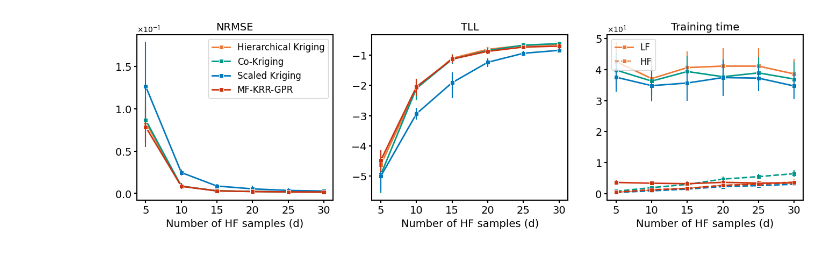
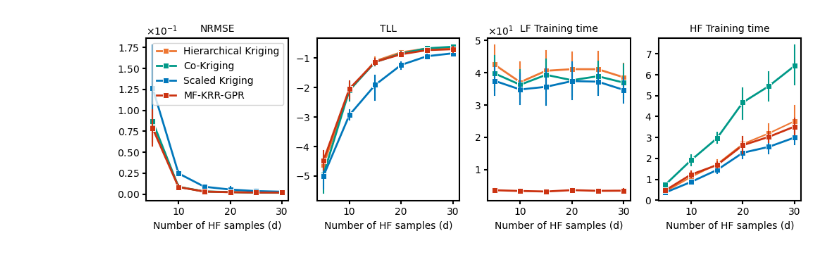
Before and after one commit to bessagroup/mfbml, a Jupyter notebook: studies/gpr_comprehensive_experiments/all_methods_noise/lf_all_function_200/calculate_2024_0510/results_analysis_ablation.ipynb, the cells around one changed output. Cells and saved outputs as stored; diff of their text form; code cells hidden in the pictures.

Commit message:
new plot and new mfdnnbnn

```diff
--- a/studies/gpr_comprehensive_experiments/all_methods_noise/lf_all_function_200/calculate_2024_0510/results_analysis_ablation.ipynb
+++ b/studies/gpr_comprehensive_experiments/all_methods_noise/lf_all_function_200/calculate_2024_0510/results_analysis_ablation.ipynb
@@ -31,7 +31,7 @@ mf_rbf_gpr_results["sk_learned_noise_std"] = np.absolute(
     mf_rbf_gpr_results["sk_learned_noise_std"]-0.3)
 # %%
 # show 1 example for the main text
-font_size = 14
+font_size = 10
 problems = mf_rbf_gpr_results["problem"].unique()
 # problem information
 problem_sets = [
@@ -49,7 +49,7 @@ problem_sets = [
 dimensions = [2, 1,  2, 8, 2, 3, 6, 4, 4, 2]
 r2 = [0.857, 0.730,  0.925, 1.000, 0.997, -0.196, 0.712, 0.994, 1.0000, 0.833]
 
-fig, ax = plt.subplots(1, 3, figsize=(16, 4))
+fig, ax = plt.subplots(1, 4, figsize=(12, 3))
 for i, problem in enumerate(problems):
     if problem == "mf_Booth":
         sns.lineplot(
@@ -98,7 +98,7 @@ for i, problem in enumerate(problems):
             label="MF-KRR-GPR",
         )
         # set the legend on the top right
-        ax[0].legend(loc="upper right", fontsize=12)
+        ax[0].legend(loc="upper right", fontsize=10)
         ax[0].set_ylabel(" ", fontsize=font_size)
         # plot for the log likelihood
         sns.lineplot(
@@ -172,9 +172,9 @@ for i, problem in enumerate(problems):
             y="hk_hf_training_time",
             marker="s",
             legend="full",
-            linestyle="--",
+            linestyle="-",
             color='#EE7733',
-            ax=ax[2],
+            ax=ax[3],
             label="hk",
             err_style="bars",
         )
@@ -198,8 +198,8 @@ for i, problem in enumerate(problems):
             legend="full",
             linewidth=2,
             color='#009988',
-            linestyle="--",
-            ax=ax[2],
+            linestyle="-",
+            ax=ax[3],
             label="cokriging",
             err_style="bars",
         )
@@ -225,8 +225,8 @@ for i, problem in enumerate(problems):
             legend="full",
             linewidth=2,
             color='#0077BB',
-            linestyle="--",
-            ax=ax[2],
+            linestyle="-",
+            ax=ax[3],
             label="sk",
             err_style="bars",
         )
@@ -250,47 +250,47 @@ for i, problem in enumerate(problems):
             legend="full",
             linewidth=2,
             color='#CC3311',
-            linestyle="--",
-            ax=ax[2],
+            linestyle="-",
+            ax=ax[3],
             label="mf_krr_gpr",
             err_style="bars",
         )
-        ax[2].legend(["LF", "HF"], loc="upper left", fontsize=12)
+        ax[2].legend().set_visible(False)
         ax[2].set_ylabel(" ", fontsize=font_size)
-        # set the title for the plot without bold
-        # ax[2].set_title(
-        #     f"{problem_sets[i]}, d={dimensions[i]}, r={r2[i]}", fontsize=font_size)
+        ax[3].legend().set_visible(False)
+        ax[3].set_ylabel(" ", fontsize=font_size)
 
 # set the linewidth of axis
-for i in range(3):
+for i in range(4):
     ax[i].ticklabel_format(axis='y', style='sci', scilimits=(-1, 1),
                            useMathText=True, useLocale=True)
     ax[i].spines["top"].set_linewidth(1.5)
     ax[i].spines["right"].set_linewidth(1.5)
     ax[i].spines["left"].set_linewidth(1.5)
     ax[i].spines["bottom"].set_linewidth(1.5)
     ax[i].tick_params(width=1.5)
     ax[i].set_xlabel("Number of HF samples (d)", fontsize=font_size)
     # set font size of the axis
     ax[i].tick_params(axis="both", labelsize=font_size)
     # set the font size of all axis
     ax[i].title.set_fontsize(font_size)
     ax[i].title.set_color("black")
 ax[0].set_title("NRMSE", fontsize=font_size)
 ax[1].set_title("TLL", fontsize=font_size)
-ax[2].set_title("Training time", fontsize=font_size)
+ax[2].set_title("LF Training time", fontsize=font_size)
+ax[3].set_title("HF Training time", fontsize=font_size)
 
 # set the space between the subplots
 plt.subplots_adjust(wspace=0.20)
 plt.savefig("gpr_comparison_at_200lf_samples_main_text.png",
             dpi=300, bbox_inches="tight")
 plt.savefig("gpr_comparison_at_200lf_samples_main_text.pdf",
             dpi=300, bbox_inches="tight")
 plt.savefig("gpr_comparison_at_200lf_samples_main_text.svg",
             dpi=300, bbox_inches="tight")
 plt.show()
 # %% [output]
-[figure, old version]
+[figure, new version]
 # %%
 from matplotlib.ticker import ScalarFormatter
 
```
Also changed, not shown: parts of 1 cell of this notebook, 14 other files.
